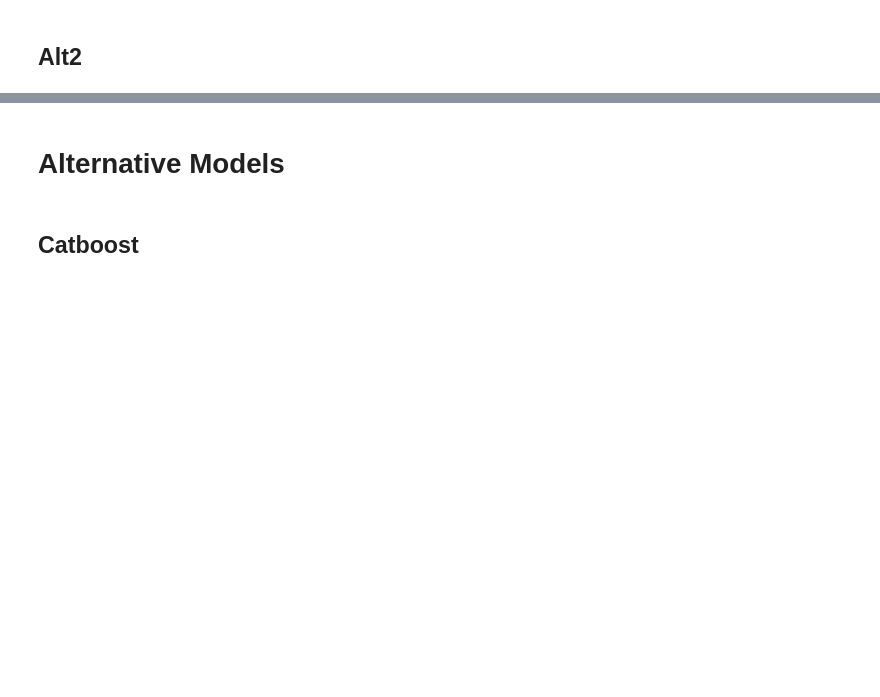
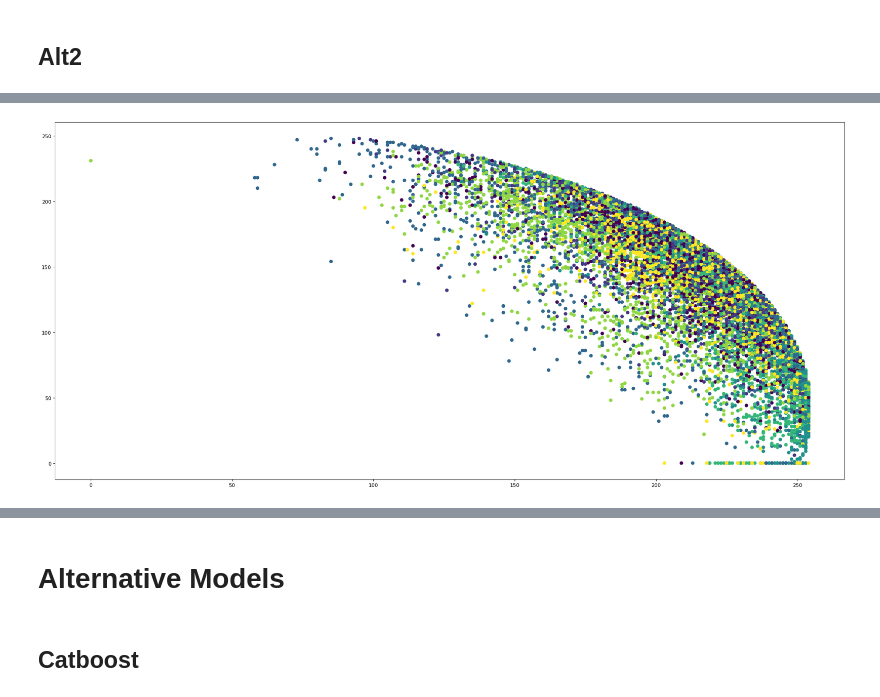
Before and after one commit to vishpillai123/w207_final_project_bwp, a Jupyter notebook: kevin/Project.ipynb, the cells around one changed output, grey strips where cells are left out. Drawn from its saved outputs; the diff is of its cells as text; code cells hidden in the pictures; blank space fills up the shorter version.

```diff
--- a/kevin/Project.ipynb
+++ b/kevin/Project.ipynb
@@ -539,0 +488,6 @@ Name: Slope, dtype: float64
+# %%
+plt.figure(figsize=(28,13), dpi= 80)
+plt.scatter(df_train.Hillshade_9am,df_train.Hillshade_3pm, c=df_train.Cover_Type)
+plt.show()
+# %% [output]
+[figure, added]
```
Also changed, not shown: parts of 26 cells of this notebook.
